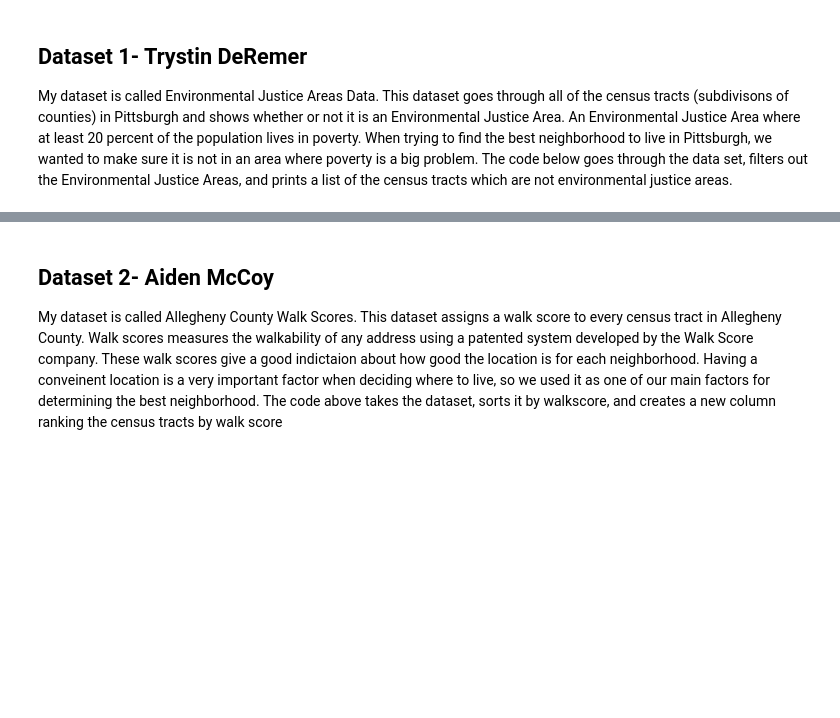
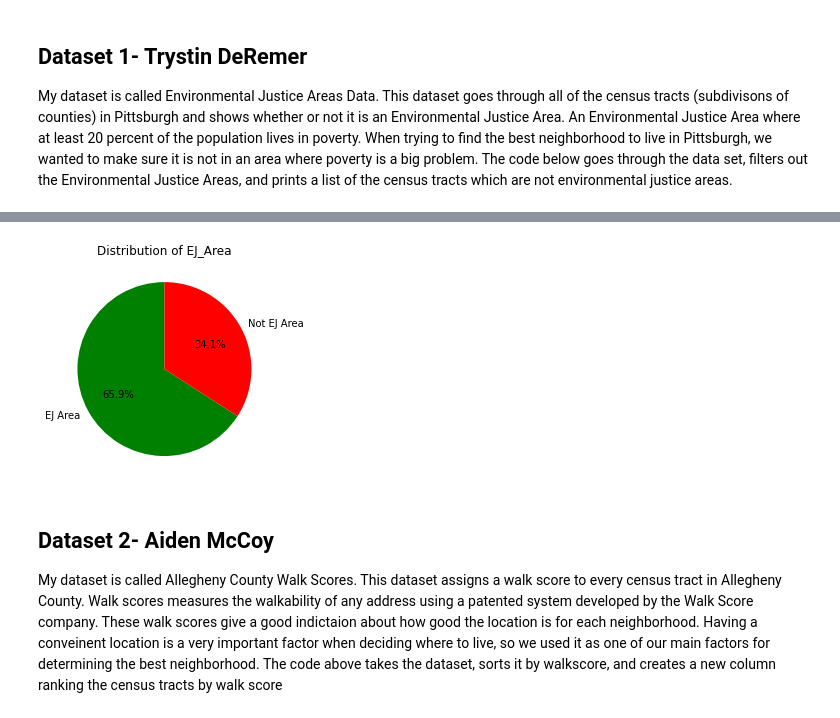
Before and after one commit to AMcCoy21/Final-Project, a Jupyter notebook: FinalCode.ipynb, the cells around one changed output, grey strips where cells are left out. Cells and saved outputs as stored; diff of their text form; code cells hidden in the pictures; blank space fills up the shorter version.

```diff
--- a/FinalCode.ipynb
+++ b/FinalCode.ipynb
@@ -39,3 +43,15 @@ print(tractList)
+# %%
+import matplotlib.pyplot as plt
+
+ej0 = justiceTracts[justiceTracts['EJ_Area'] == 0]
+ej1 = justiceTracts[justiceTracts['EJ_Area'] == 1]
+labels = ['EJ Area', 'Not EJ Area ']
+sizes = [len(ej0), len(ej1)]
+plt.pie(sizes, labels=labels, autopct='%1.1f%%', startangle=90, colors=['green', 'red'])
+plt.title('Distribution of EJ_Area')
+plt.show()
+# %% [output]
+[figure, added]
 # %% [markdown]
 ## Dataset 2- Aiden McCoy
 
```
Also changed, not shown: parts of 12 cells of this notebook.
